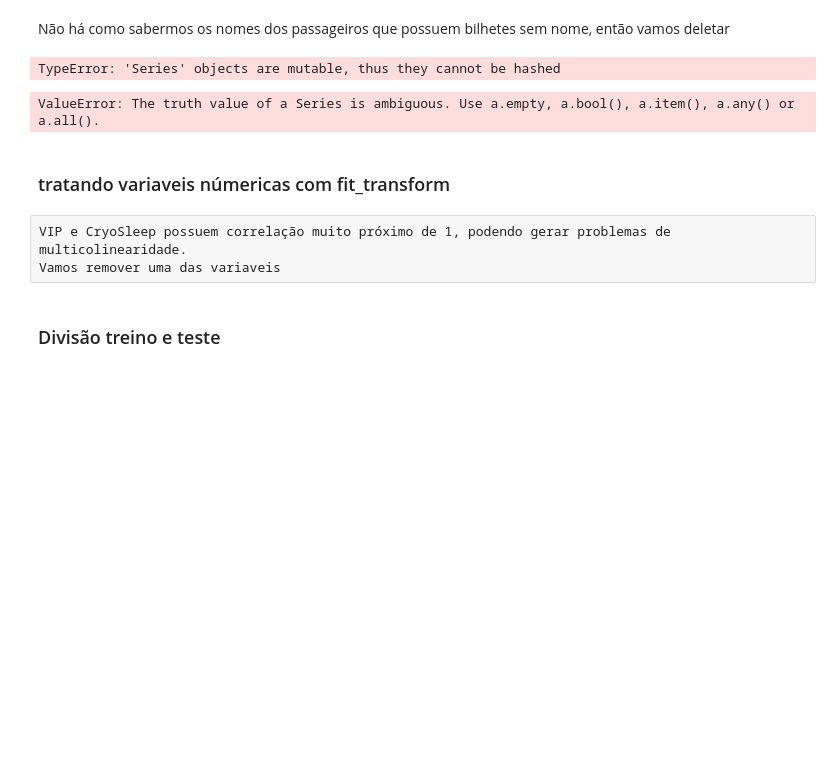
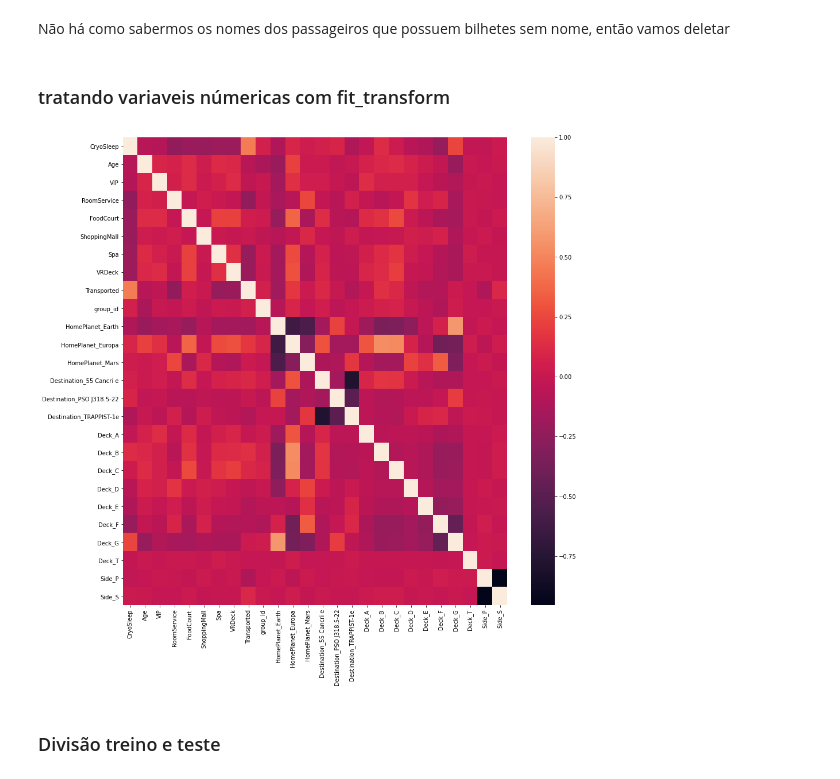
Before and after one commit to vitorbronde/Kaggle.New_Titanic, a Jupyter notebook: New_Titanic.ipynb, the cells around one changed output. Drawn from its saved outputs; the diff is of its cells as text; code cells hidden in the pictures; blank space fills up the shorter version.

```diff
--- a/New_Titanic.ipynb
+++ b/New_Titanic.ipynb
@@ -368,2 +421,0 @@ def create_family(Name):
-# %%
-df_base_titanic['Family'] = df_base_titanic['Name'].apply(create_family)
@@ -372,6 +421,0 @@ qtd_family = df_base_titanic['Family'].value_counts()
-# %%
-qtd_family["PassengerId"] = df_base_titanic["PassengerId"]
-df_base_titanic = df_base_titanic.merge(qtd_family , how='left')
-df_base_titanic
-# %% [output]
-TypeError: 'Series' objects are mutable, thus they cannot be hashed
@@ -385,8 +422,3 @@ def same_family(Family):
-# %%
-df_base_titanic['families'] = df_base_titanic['Family'].apply(same_family)
-df_base_titanic
-# %% [output]
-ValueError: The truth value of a Series is ambiguous. Use a.empty, a.bool(), a.item(), a.any() or a.all().
 # %% [markdown]
 ### tratando variaveis númericas com fit_transform
 # %%
@@ -400,9 +440,12 @@ df_base_titanic.VRDeck =  most_imputer.fit_transform(df_base_titanic[['VRDeck']]
+# %%
+df_base_titanic = pd.get_dummies(df_base_titanic , columns = ['HomePlanet' , 'Destination' , 'Deck' , 'Side'])
+df_base_test = pd.get_dummies(df_base_test , columns = ['HomePlanet' , 'Destination' , 'Deck' , 'Side'])
 # %%
 corr = df_base_titanic.corr()
-sns.heatmap(corr,
+f, ax = plt.subplots(figsize=(15, 15))
+ax = sns.heatmap(corr,
             xticklabels=corr.columns.values,
             yticklabels=corr.columns.values)
+# %% [output]
+[figure, added]
-# %% [raw]
-VIP e CryoSleep possuem correlação muito próximo de 1, podendo gerar problemas de multicolinearidade.
-Vamos remover uma das variaveis
 # %%
```
Also changed, not shown: parts of 63 cells of this notebook.
